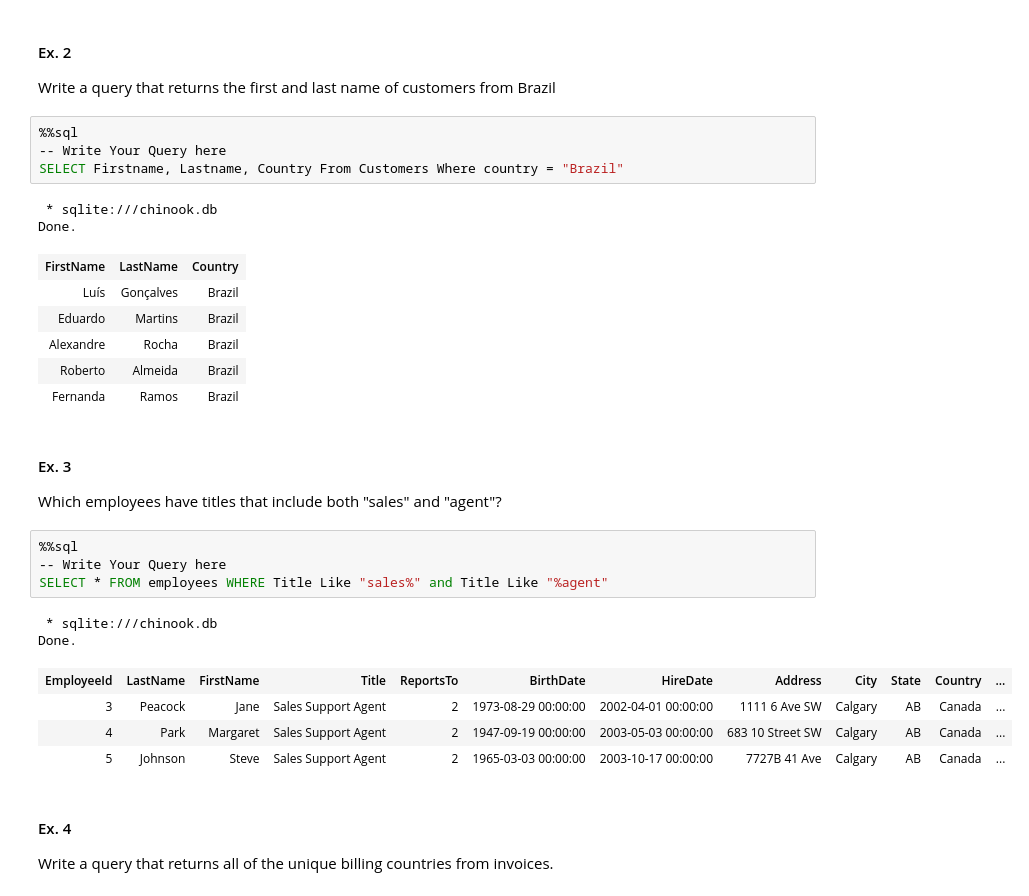
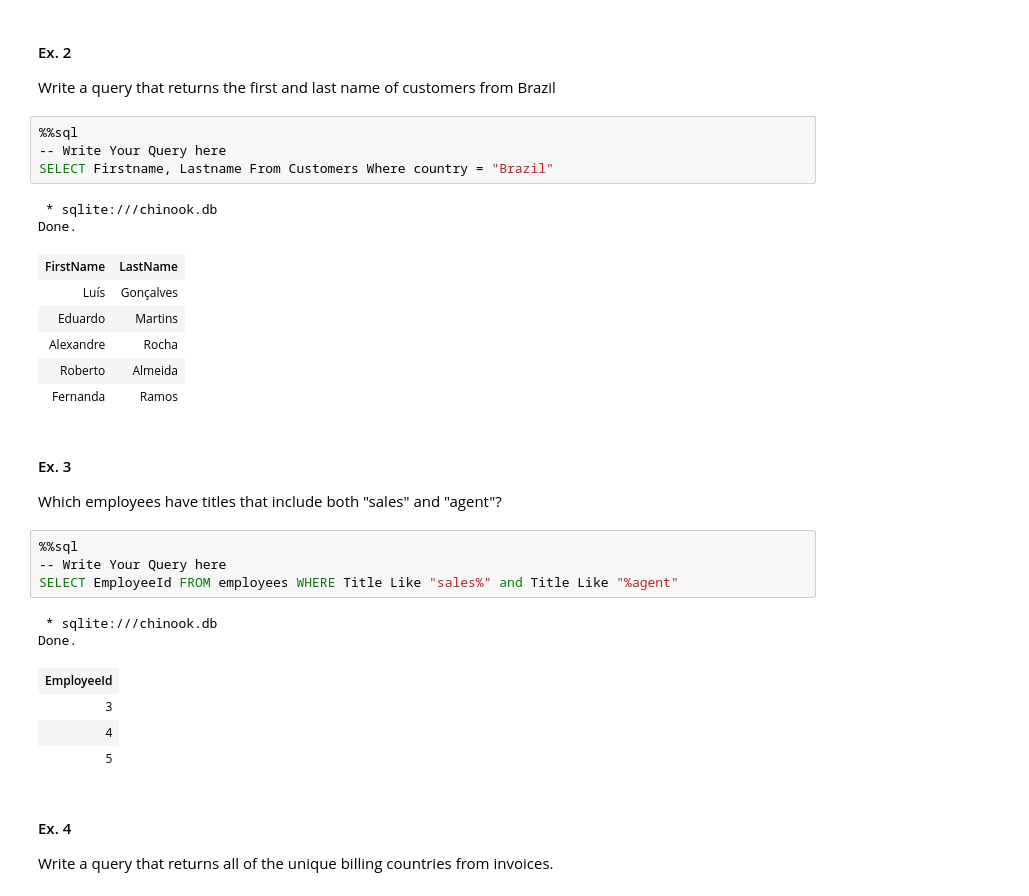
Before and after one commit to perezmolly973/CSC330-Introduction-to-SQL-T6, a Jupyter notebook: SQL_tutorial.ipynb, the cells around one changed output. Saved outputs shown, nothing was run; the diff lists cells and outputs as text.

```diff
--- a/SQL_tutorial.ipynb
+++ b/SQL_tutorial.ipynb
@@ -113,30 +126,30 @@ Write a query that returns the first and last name of customers from Brazil
 # %%
 %%sql
 -- Write Your Query here
-SELECT Firstname, Lastname, Country From Customers Where country = "Brazil"
+SELECT Firstname, Lastname From Customers Where country = "Brazil"
 # %% [output]
  * sqlite:///chinook.db
 Done.
-| FirstName | LastName | Country |
-| Luís | Gonçalves | Brazil |
-| Eduardo | Martins | Brazil |
-| Alexandre | Rocha | Brazil |
-| Roberto | Almeida | Brazil |
-| Fernanda | Ramos | Brazil |
+| FirstName | LastName |
+| Luís | Gonçalves |
+| Eduardo | Martins |
+| Alexandre | Rocha |
+| Roberto | Almeida |
+| Fernanda | Ramos |
 # %% [markdown]
 #### Ex. 3
 Which employees have titles that include both "sales" and "agent"?
 # %%
 %%sql
 -- Write Your Query here
-SELECT * FROM employees WHERE Title Like "sales%" and Title Like "%agent"
+SELECT EmployeeId FROM employees WHERE Title Like "sales%" and Title Like "%agent"
 # %% [output]
  * sqlite:///chinook.db
 Done.
-| EmployeeId | LastName | FirstName | Title | ReportsTo | BirthDate | HireDate | Address | City | State | Country | ... |
-| 3 | Peacock | Jane | Sales Support Agent | 2 | 1973-08-29 00:00:00 | 2002-04-01 00:00:00 | 1111 6 Ave SW | Calgary | AB | Canada | ... |
-| 4 | Park | Margaret | Sales Support Agent | 2 | 1947-09-19 00:00:00 | 2003-05-03 00:00:00 | 683 10 Street SW | Calgary | AB | Canada | ... |
-| 5 | Johnson | Steve | Sales Support Agent | 2 | 1965-03-03 00:00:00 | 2003-10-17 00:00:00 | 7727B 41 Ave | Calgary | AB | Canada | ... |
+| EmployeeId |
+| 3 |
+| 4 |
+| 5 |
 # %% [markdown]
 #### Ex. 4
 Write a query that returns all of the unique billing countries from invoices.
```
Also changed, not shown: parts of 7 cells of this notebook.
